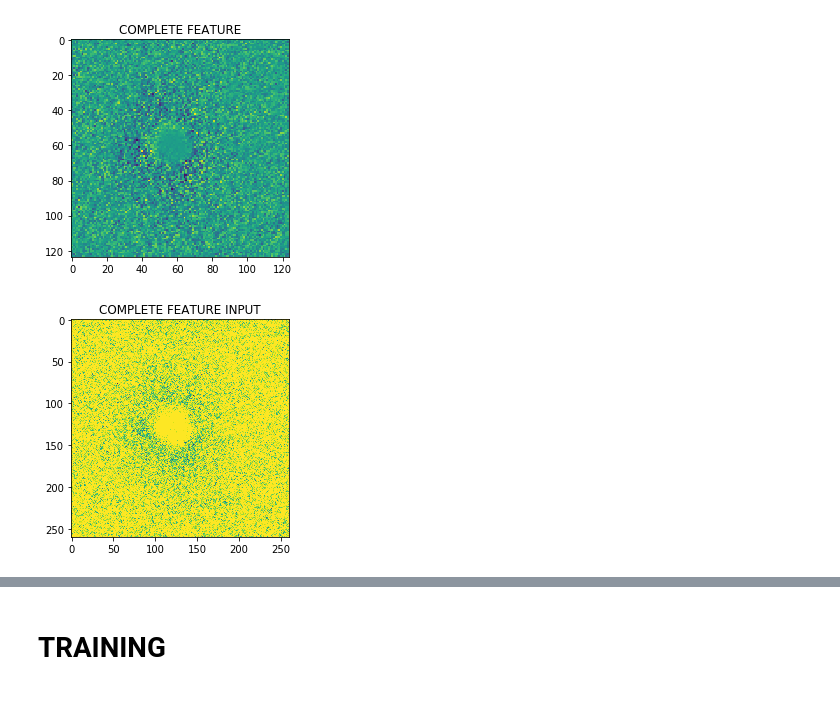
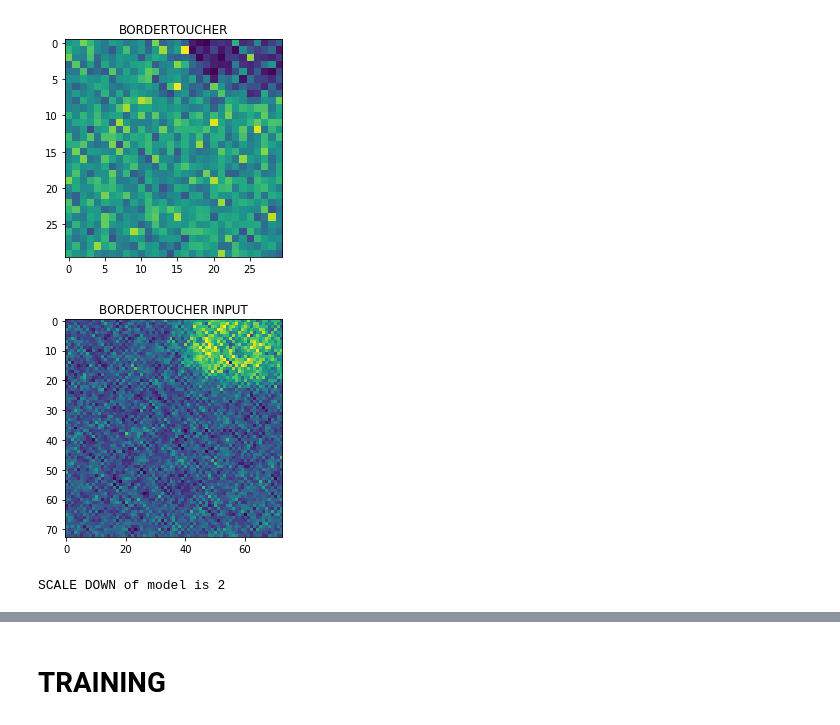
Before and after one commit to MoonVision/zeiss-apollo, a Jupyter notebook: vision/test_basic_convs.ipynb, the cells around one changed output, grey strips where cells are left out. Saved outputs shown, nothing was run; the diff lists cells and outputs as text; code cells hidden in the pictures.

Commit message:
Better loss, model, cleanup

```diff
--- a/vision/test_basic_convs.ipynb
+++ b/vision/test_basic_convs.ipynb
@@ -113,14 +97,18 @@ def plot_ds(ds):
 # %%
-x, cls = ds_eval[7]
+x, cls = ds_eval[2]
 x = x.unsqueeze(0).to(next(m.parameters()).device)
 label = get_label(ds, cls)
 
 y_mask = torch.sigmoid(m(x)).data.cpu().squeeze(1)
-#plot_pred(x.numpy().squeeze(), label+" INPUT")
 plot_pred(y_mask[0].numpy(), label)
 # %% [output]
-[figure, old version]
+[figure, new version]
 # %%
-plot_pred(x.squeeze().data.cpu().numpy(), label+" INPUT")
+plot_pred(x.squeeze().data.cpu().numpy(), label + " INPUT")
 # %% [output]
-[figure, old version]
+[figure, new version]
+# %%
+scale_down = x.shape[-1] // y_mask.shape[-1]
+print("SCALE DOWN of model is", scale_down)
+# %% [output]
+SCALE DOWN of model is 2
```
Also changed, not shown: parts of 27 cells of this notebook, 1 other file.
